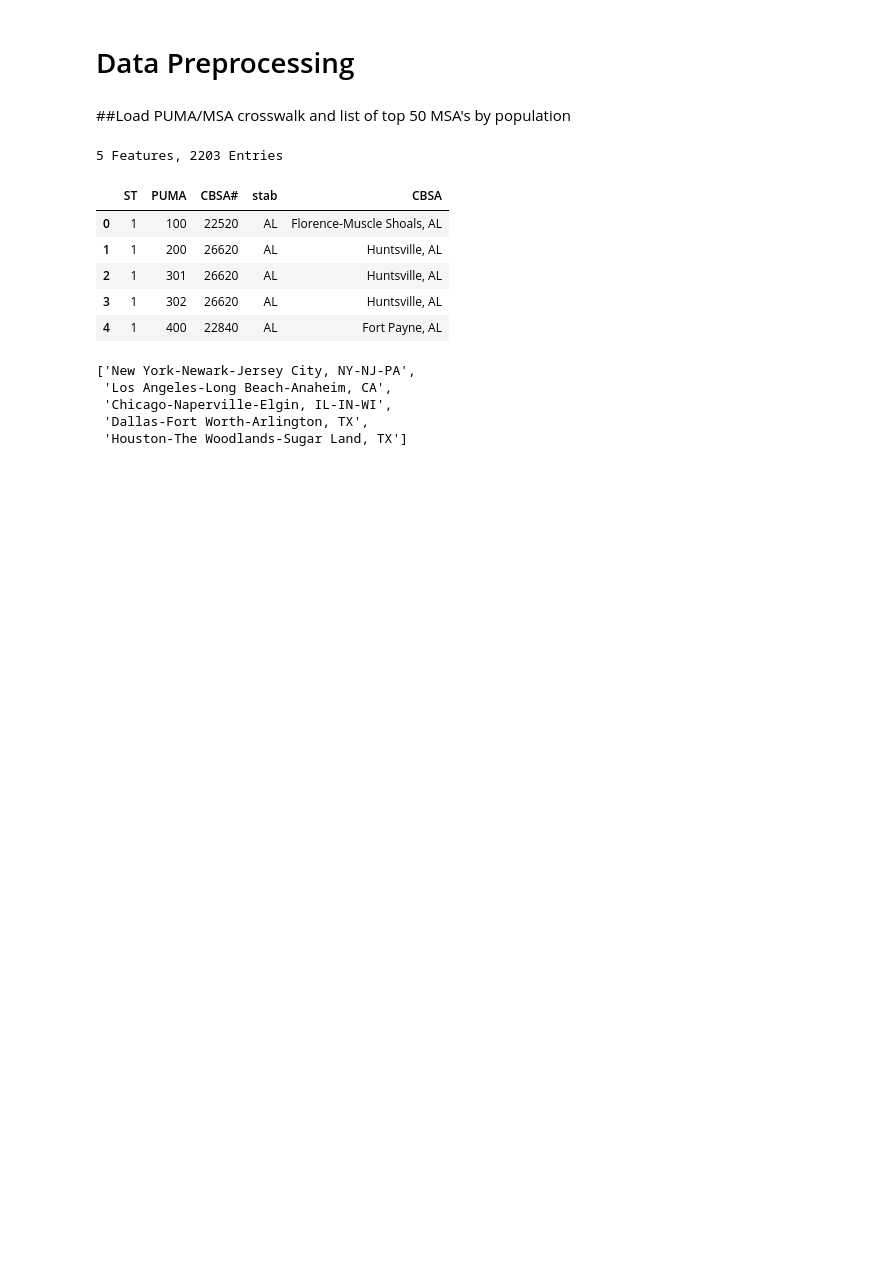
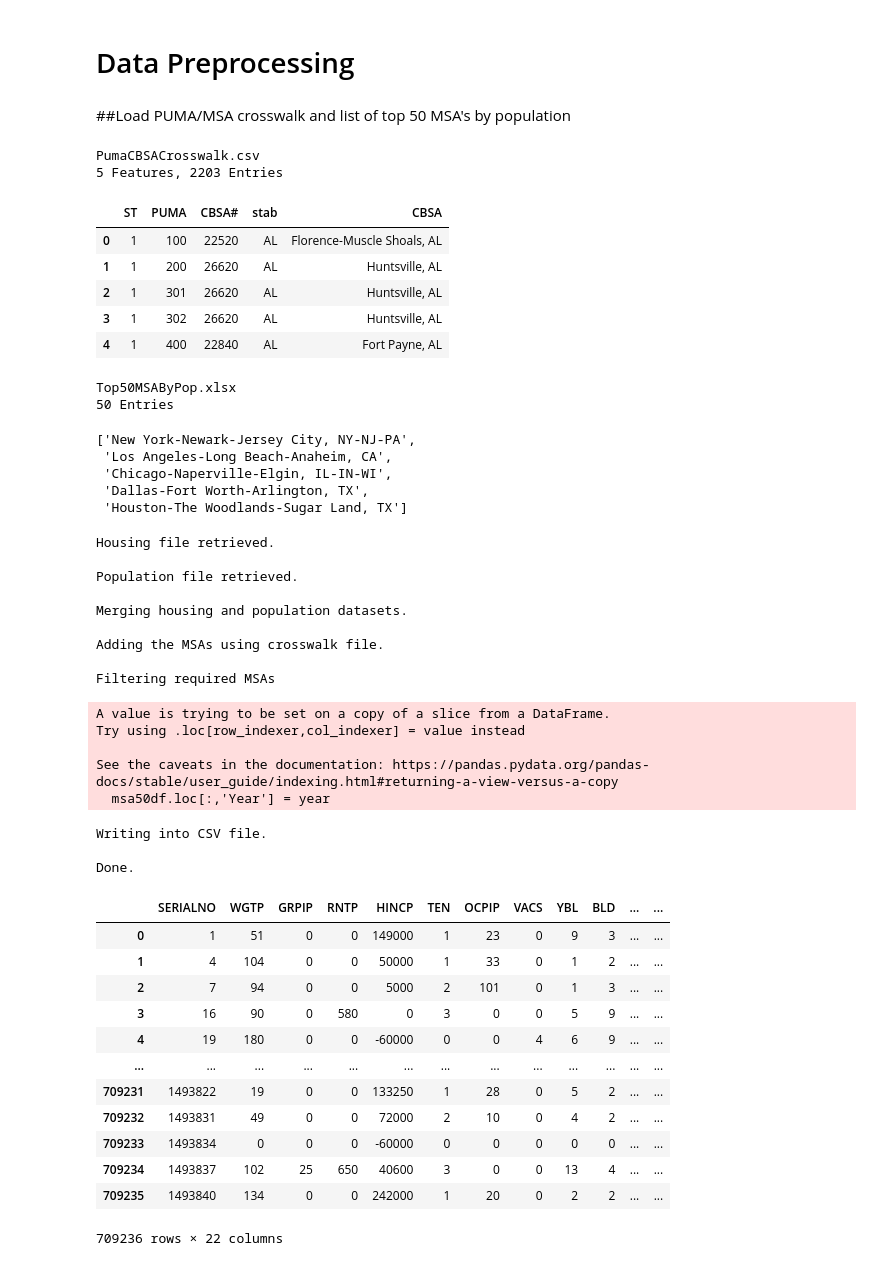
Before and after one commit to Stephen42Kim/IHS, a Jupyter notebook: Top50MSASpectralClustering.ipynb, the cells around one changed output. Cells and saved outputs as stored; diff of their text form; code cells hidden in the pictures; blank space fills up the shorter version.

```diff
--- a/Top50MSASpectralClustering.ipynb
+++ b/Top50MSASpectralClustering.ipynb
@@ -20,14 +20,16 @@ Mounted at /content/drive
 # %%
 # Load puma_to_cbsa_Crosswalk.csv file (Usa CBSA as MSA)
 
-with open('/content/drive/My Drive/IHS/PumaToCBSACrosswalk.csv', 'rb') as f:
+with open('/content/drive/My Drive/IHS/PumaCBSACrosswalk.csv', 'rb') as f:
     result = chardet.detect(f.read())                           # Detect encoding of the file (use readline() if file is large)
-pumaMSACrossDF = pd.read_csv('/content/drive/My Drive/IHS/PumaToCBSACrosswalk.csv', encoding=result['encoding'])
+pumaMSACrossDF = pd.read_csv('/content/drive/My Drive/IHS/PumaCBSACrosswalk.csv', encoding=result['encoding'])
 pumaMSACrossDF.columns = ['ST', 'PUMA', 'CBSA#','stab','CBSA']  # Format column names
 pumaMSACrossDF['ST'] = pumaMSACrossDF['ST'].astype('string')    # Convert 'ST' (State) column to string type
-print('5 Features, 2203 Entries')
+print('\033[1m' + 'PumaCBSACrosswalk.csv')
+print('\033[0m' + '5 Features, 2203 Entries')
 pumaMSACrossDF.head()
 # %% [output]
+PumaCBSACrosswalk.csv
 5 Features, 2203 Entries
 |  | ST | PUMA | CBSA# | stab | CBSA |
 | 0 | 1 | 100 | 22520 | AL | Florence-Muscle Shoals, AL |
@@ -38,17 +40,22 @@ pumaMSACrossDF.head()
 # %%
 # Create list for top 50 MSAs by population - load excel file
 
-x = list(pd.read_excel('/content/drive/My Drive/IHS/Top50MSAByPop.xlsx', sheet_name='Sheet1').iloc[3:,1])
+MSA50 = list(pd.read_excel('/content/drive/My Drive/IHS/Top50MSAByPop.xlsx', sheet_name='Sheet1').iloc[3:,1])
 
 # Remove unnecessary punctuation and suffixes
-for j in range(len(x)):
-  x[j] = x[j].removeprefix('.')
-  x[j] = x[j].removesuffix(' Metro Area')
+for j in range(len(MSA50)):
+  MSA50[j] = MSA50[j].removeprefix('.')
+  MSA50[j] = MSA50[j].removesuffix(' Metro Area')
 
-x[:5]
+print('\033[1m' + 'Top50MSAByPop.xlsx')
+print('\033[0m' + '50 Entries')
+print()
+MSA50[:5]
 # %% [output]
-['New York-Newark-Jersey City, NY-NJ-PA',
- 'Los Angeles-Long Beach-Anaheim, CA',
- 'Chicago-Naperville-Elgin, IL-IN-WI',
- 'Dallas-Fort Worth-Arlington, TX',
- 'Houston-The Woodlands-Sugar Land, TX']
+Top50MSAByPop.xlsx
+50 Entries
+['New York-Newark-Jersey City, NY-NJ-PA',
+ 'Los Angeles-Long Beach-Anaheim, CA',
+ 'Chicago-Naperville-Elgin, IL-IN-WI',
+ 'Dallas-Fort Worth-Arlington, TX',
+ 'Houston-The Woodlands-Sugar Land, TX']
@@ -54,0 +119,36 @@ x[:5]
+# %%
+# Get 2012 data
+
+acs2012 = readACS(2012)
+acs2012.head()
+# %% [output]
+Housing file retrieved.
+
+Population file retrieved.
+
+Merging housing and population datasets.
+
+Adding the MSAs using crosswalk file.
+
+Filtering required MSAs
+A value is trying to be set on a copy of a slice from a DataFrame.
+Try using .loc[row_indexer,col_indexer] = value instead
+
+See the caveats in the documentation: https://pandas.pydata.org/pandas-docs/stable/user_guide/indexing.html#returning-a-view-versus-a-copy
+  msa50df.loc[:,'Year'] = year
+Writing into CSV file.
+
+Done.
+|  | SERIALNO | WGTP | GRPIP | RNTP | HINCP | TEN | OCPIP | VACS | YBL | BLD | ... | ... |
+| 0 | 1 | 51 | 0 | 0 | 149000 | 1 | 23 | 0 | 9 | 3 | ... | ... |
+| 1 | 4 | 104 | 0 | 0 | 50000 | 1 | 33 | 0 | 1 | 2 | ... | ... |
+| 2 | 7 | 94 | 0 | 0 | 5000 | 2 | 101 | 0 | 1 | 3 | ... | ... |
+| 3 | 16 | 90 | 0 | 580 | 0 | 3 | 0 | 0 | 5 | 9 | ... | ... |
+| 4 | 19 | 180 | 0 | 0 | -60000 | 0 | 0 | 4 | 6 | 9 | ... | ... |
+| ... | ... | ... | ... | ... | ... | ... | ... | ... | ... | ... | ... | ... |
+| 709231 | 1493822 | 19 | 0 | 0 | 133250 | 1 | 28 | 0 | 5 | 2 | ... | ... |
+| 709232 | 1493831 | 49 | 0 | 0 | 72000 | 2 | 10 | 0 | 4 | 2 | ... | ... |
+| 709233 | 1493834 | 0 | 0 | 0 | -60000 | 0 | 0 | 0 | 0 | 0 | ... | ... |
+| 709234 | 1493837 | 102 | 25 | 650 | 40600 | 3 | 0 | 0 | 13 | 4 | ... | ... |
+| 709235 | 1493840 | 134 | 0 | 0 | 242000 | 1 | 20 | 0 | 2 | 2 | ... | ... |
+709236 rows × 22 columns
```
Also changed, not shown: parts of 11 cells of this notebook.
